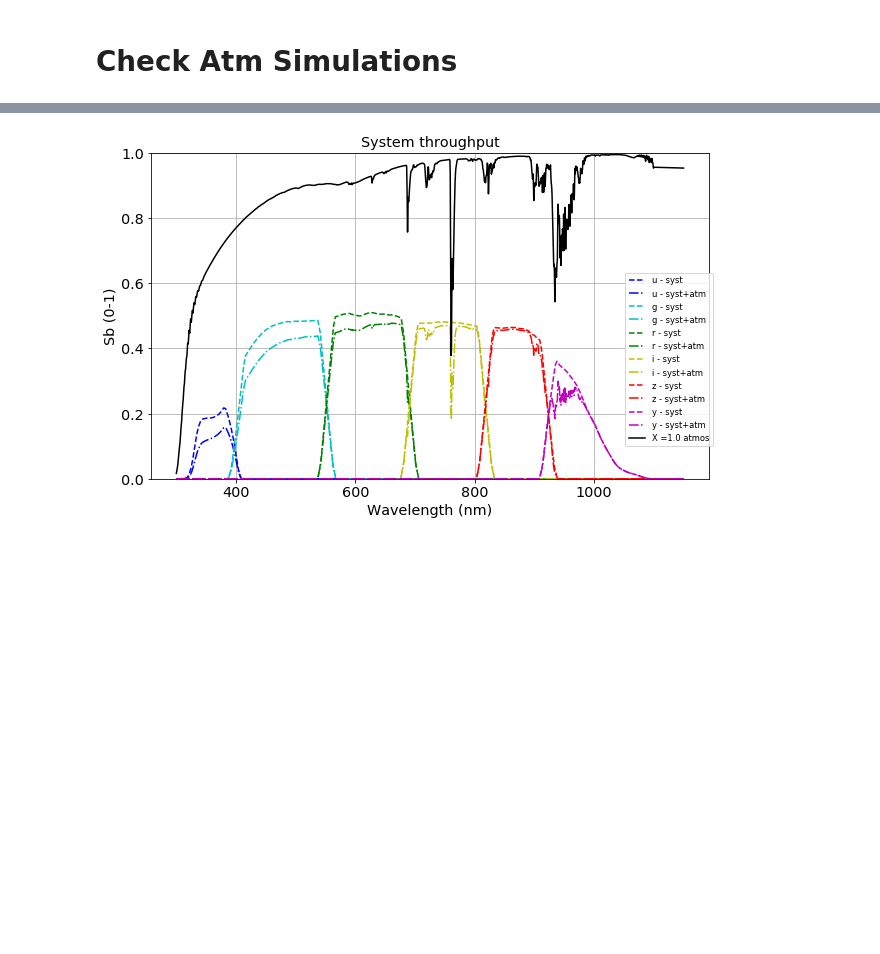
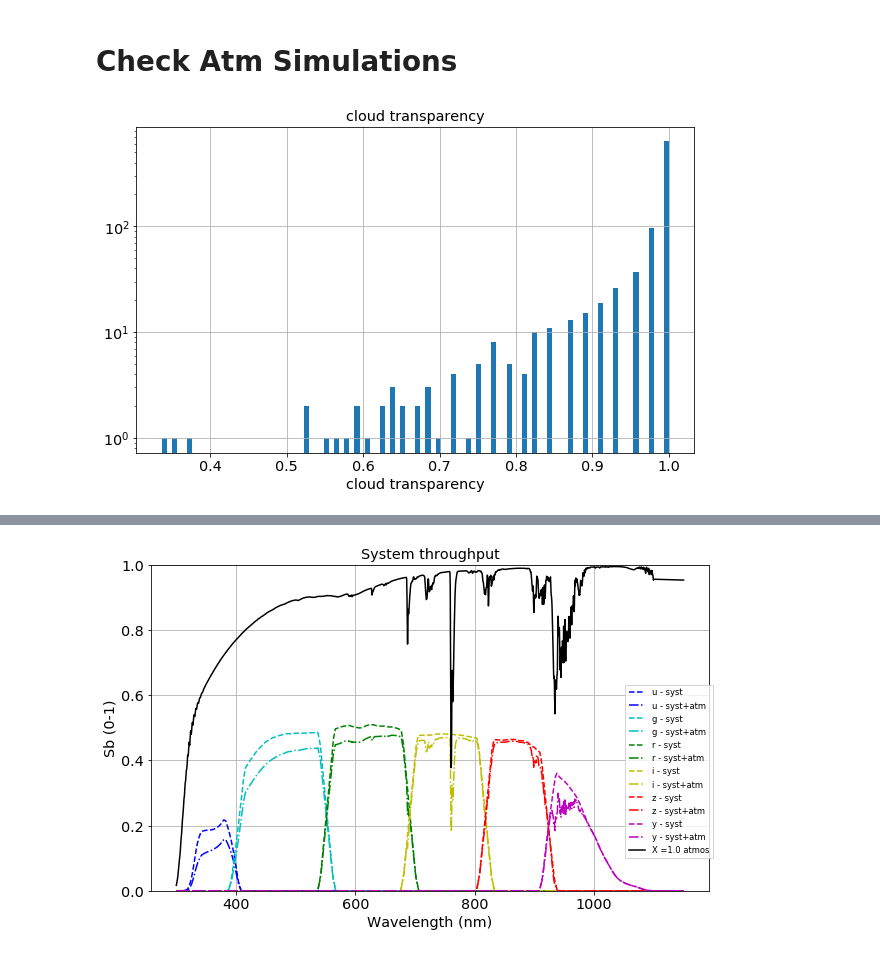
Before and after one commit to LSSTDESC/OpenAtmMiniDataChallenge, a Jupyter notebook: TestGenerateSeriesMagnitudes.ipynb, the cells around one changed output, grey strips where cells are left out. Cells and saved outputs as stored; diff of their text form; code cells hidden in the pictures; blank space fills up the shorter version.

Commit message:
other cloud effect

```diff
--- a/TestGenerateSeriesMagnitudes.ipynb
+++ b/TestGenerateSeriesMagnitudes.ipynb
@@ -153,6 +148,7 @@ idx_filt=theheader['ID_FILT']
 idx_vaod=theheader['ID_VAOD']
 idx_pwv=theheader['ID_PWV']
 idx_o3=theheader['ID_O3']
+idx_cld=theheader['ID_CLD']
 idx_res=theheader['ID_RES']
 # %%
 atmdata=hdu[0].data
@@ -169,3 +168,11 @@ o3=atmdata[1:,idx_o3] # o3 distribution
+# %%
+plt.hist(np.exp(-(cld-min_od)/100.),bins=100);
+plt.yscale('log')
+plt.xlabel("cloud transparency")
+plt.title("cloud transparency")
+plt.grid(True)
+# %% [output]
+[figure, added]
 # %%
 for count in np.arange(NBATM):
     plt.plot(atmdata[0,idx_res:],atmdata[count+1,idx_res:])
```
Also changed, not shown: parts of 17 cells of this notebook, 1 other file.
